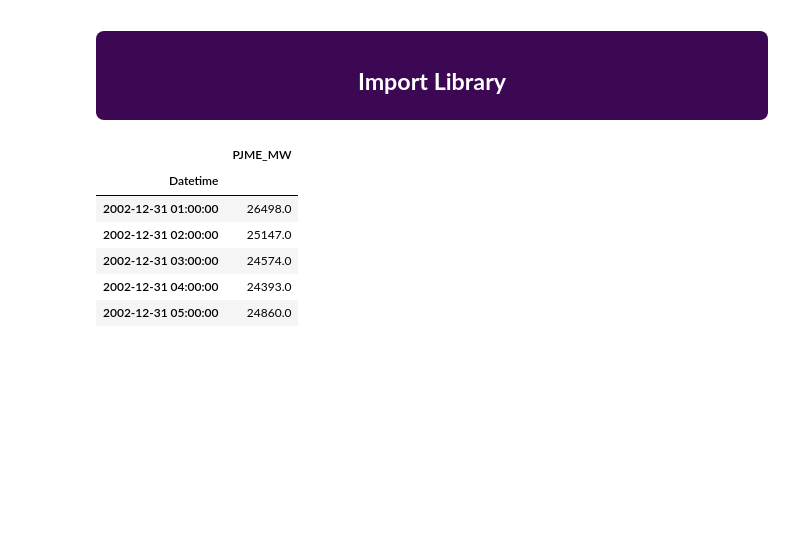
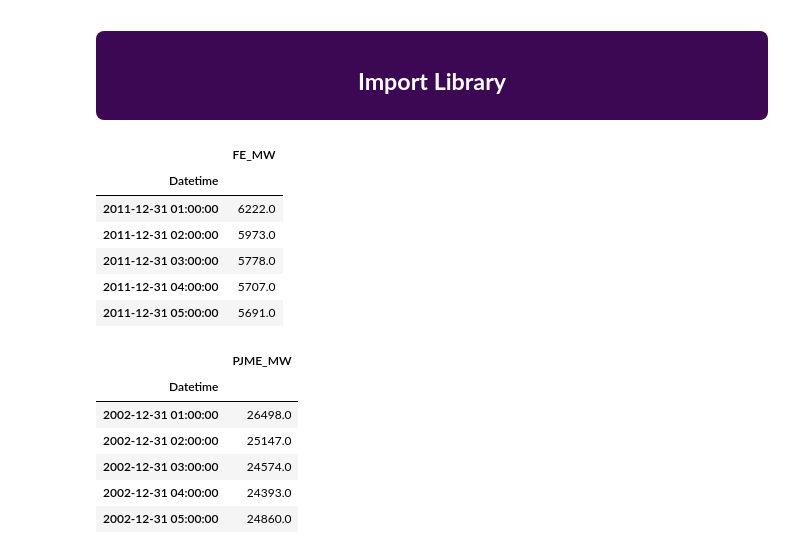
Before and after one commit to SajjadKhanYousafzai/Projects--Kaggle-, a Jupyter notebook: Time Serires Hourly Energy Consumption/Time_series.ipynb, the cells around one changed output. Saved outputs shown, nothing was run; the diff lists cells and outputs as text; code cells hidden in the pictures; blank space fills up the shorter version.

```diff
--- a/Time Serires Hourly Energy Consumption/Time_series.ipynb
+++ b/Time Serires Hourly Energy Consumption/Time_series.ipynb
@@ -72,6 +72,16 @@ COMED_hourly=pd.read_csv('./Data/COMED_hourly.csv',index_col=[0],parse_dates=[0]
 AEP_hourly=pd.read_csv('./Data/AEP_hourly.csv',index_col=[0],parse_dates=[0])
 FE_hourly=pd.read_csv('./Data/FE_hourly.csv',index_col=[0],parse_dates=[0])
 PJMW_hourly=pd.read_csv('./Data/PJMW_hourly.csv',index_col=[0],parse_dates=[0])
+# %%
+FE_hourly.head()
+# %% [output]
+|  | FE_MW |
+| Datetime |  |
+| 2011-12-31 01:00:00 | 6222.0 |
+| 2011-12-31 02:00:00 | 5973.0 |
+| 2011-12-31 03:00:00 | 5778.0 |
+| 2011-12-31 04:00:00 | 5707.0 |
+| 2011-12-31 05:00:00 | 5691.0 |
 # %%
 # Check the data
 PJME_hourly.head()
```
